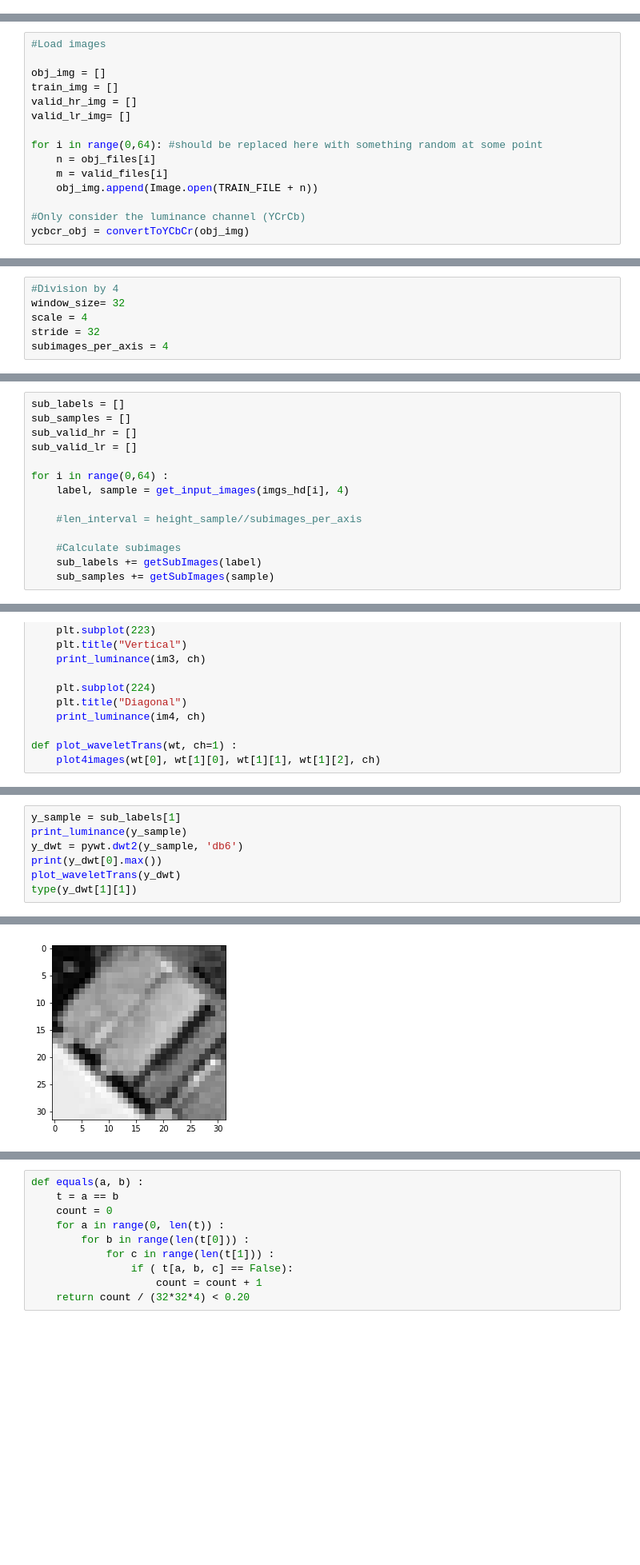
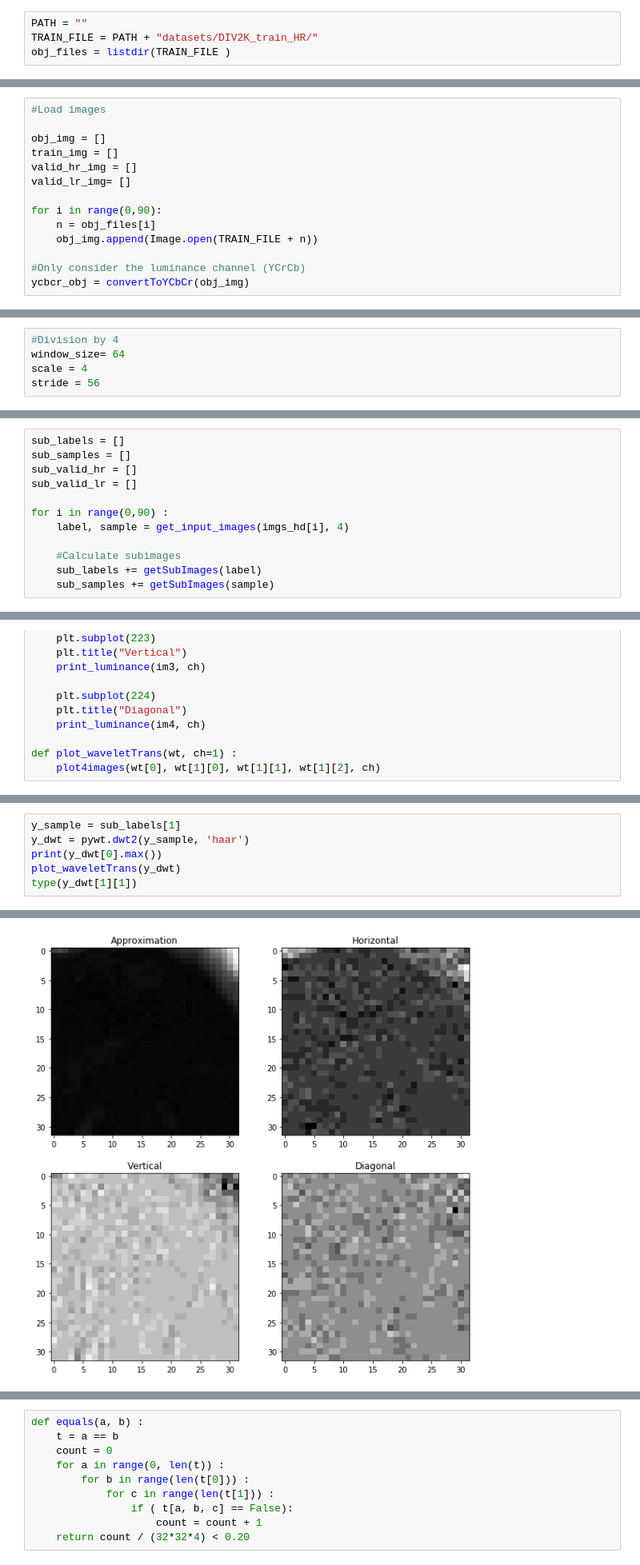
Before and after one commit to Shrecki/SuperHighResProject, a Jupyter notebook: SRCNN_notebook.ipynb, the cells around one changed output, grey strips where cells are left out. Shown at 80% size. Cells and saved outputs as stored; diff of their text form; blank space fills up the shorter version.

```diff
--- a/SRCNN_notebook.ipynb
+++ b/SRCNN_notebook.ipynb
@@ -66,3 +63,7 @@ def print_luminance(img, ch=1) :
         plt.imshow(img, cmap=plt.get_cmap('gray'), interpolation='nearest')
     else :
         plt.imshow(img[:,:,0], cmap=plt.get_cmap('gray'), interpolation='nearest')
+# %%
+PATH = ""
+TRAIN_FILE = PATH + "datasets/DIV2K_train_HR/"
+obj_files = listdir(TRAIN_FILE )
@@ -74,9 +79,8 @@ train_img = []
 valid_hr_img = []
 valid_lr_img= []
 
-for i in range(0,64): #should be replaced here with something random at some point
+for i in range(0,90):
     n = obj_files[i]
-    m = valid_files[i]
     obj_img.append(Image.open(TRAIN_FILE + n))
 
 #Only consider the luminance channel (YCrCb)
@@ -106,10 +111,9 @@ def retSize(x):
     return (x.shape[0], x.shape[1])
 # %%
 #Division by 4
-window_size= 32
+window_size= 64
 scale = 4
-stride = 32
-subimages_per_axis = 4
+stride = 56
 # %%
 def getSubImages(image, stride = stride) :
     sub = []
@@ -124,10 +128,8 @@ sub_samples = []
 sub_valid_hr = []
 sub_valid_lr = []
 
-for i in range(0,64) :
+for i in range(0,90) :
     label, sample = get_input_images(imgs_hd[i], 4)
-
-    #len_interval = height_sample//subimages_per_axis
 
     #Calculate subimages
     sub_labels += getSubImages(label)
@@ -188,7 +184,6 @@ plot_waveletTrans(x_dwt)
 # %%
 y_sample = sub_labels[1]
-print_luminance(y_sample)
-y_dwt = pywt.dwt2(y_sample, 'db6')
+y_dwt = pywt.dwt2(y_sample, 'haar')
 print(y_dwt[0].max())
 plot_waveletTrans(y_dwt)
 type(y_dwt[1][1])
@@ -197,2 +192,2 @@ type(y_dwt[1][1])
 numpy.ndarray
-[figure, old version]
+[figure, new version]
```
Also changed, not shown: parts of 38 cells of this notebook, 2 other files.
